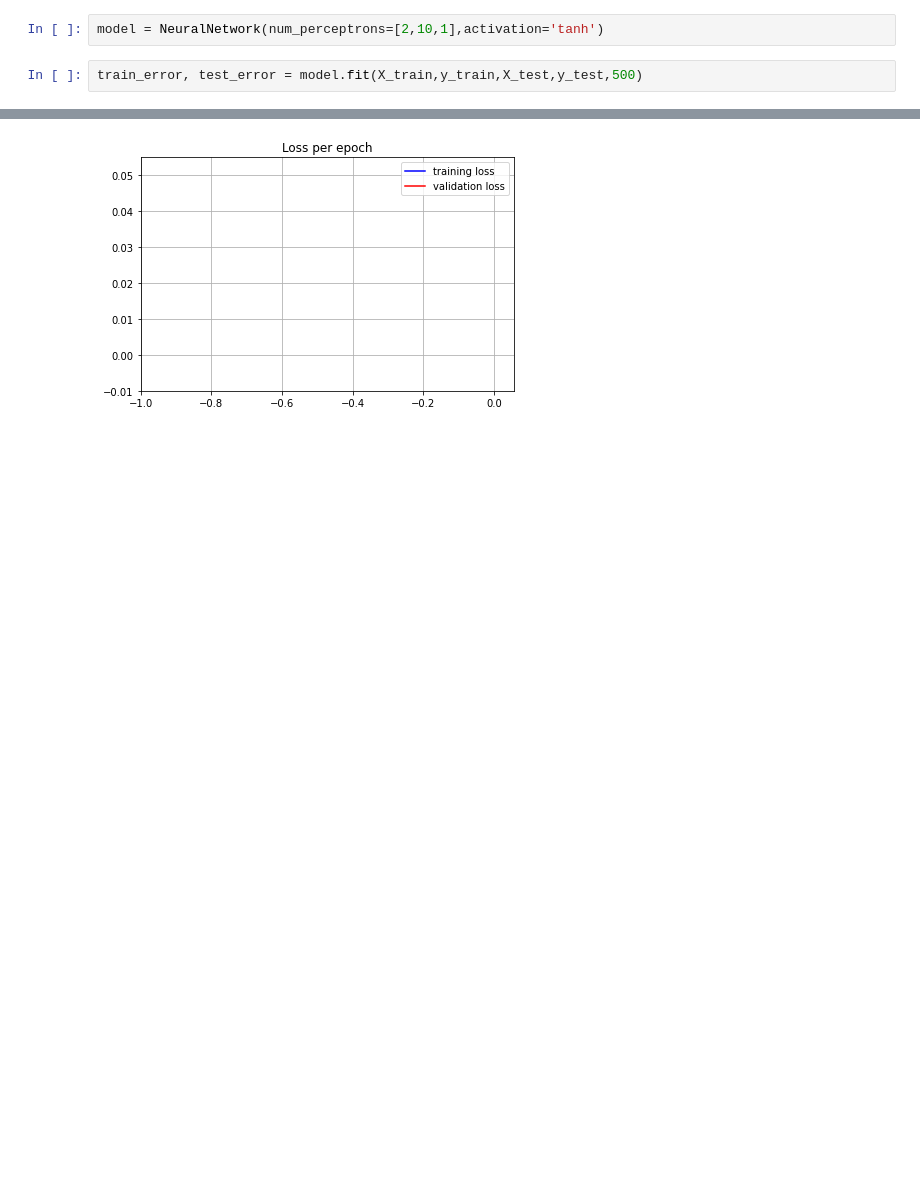
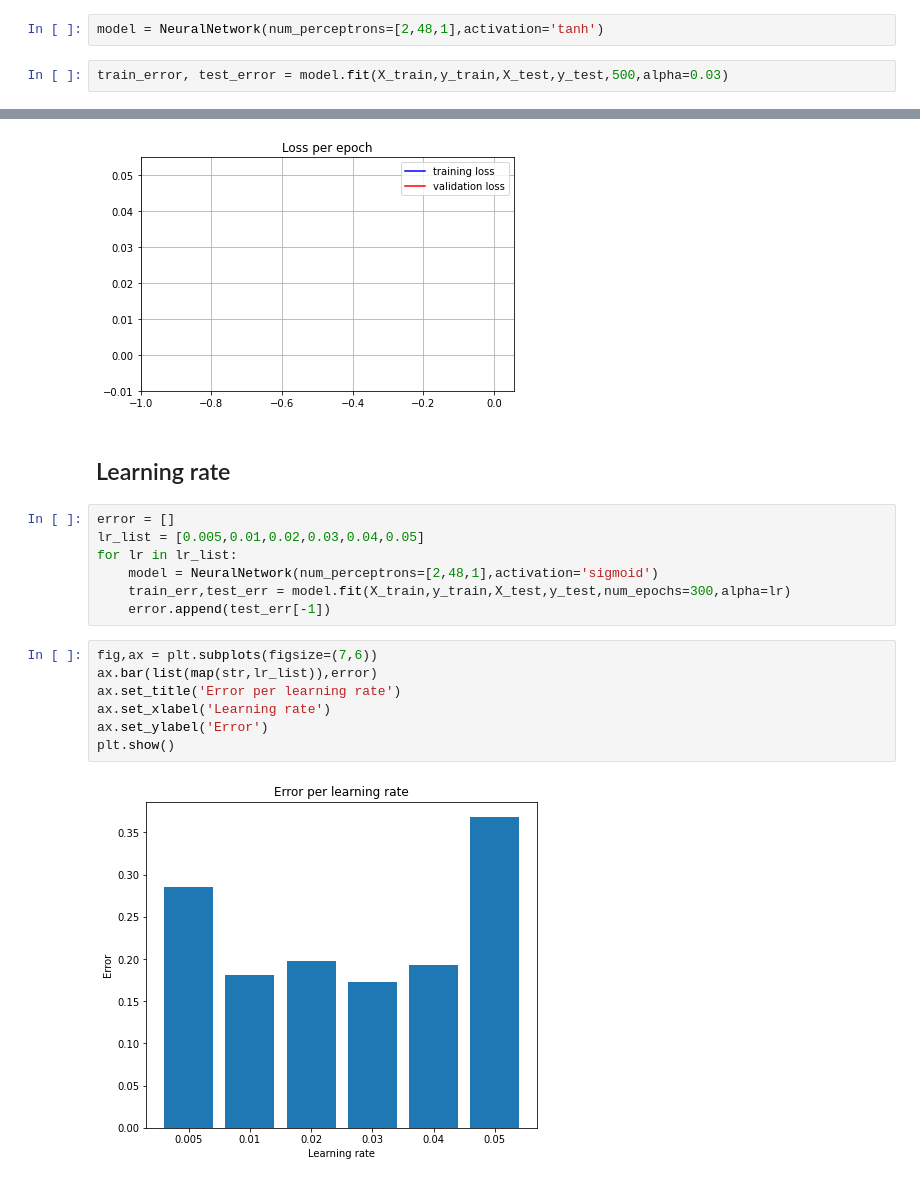
Before and after one commit to TheKompot/NeuralNetwork, a Jupyter notebook: EDA.ipynb, the cells around one changed output, grey strips where cells are left out. Drawn from its saved outputs; the diff is of its cells as text; blank space fills up the shorter version.

```diff
--- a/EDA.ipynb
+++ b/EDA.ipynb
@@ -125,10 +125,28 @@ test_error[-1]
 # %% [markdown]
 ### Tanh
 # %%
-model = NeuralNetwork(num_perceptrons=[2,10,1],activation='tanh')
+model = NeuralNetwork(num_perceptrons=[2,48,1],activation='tanh')
 # %%
-train_error, test_error = model.fit(X_train,y_train,X_test,y_test,500)
+train_error, test_error = model.fit(X_train,y_train,X_test,y_test,500,alpha=0.03)
 # %%
 show_history({'loss':train_error,'val_loss':test_error})
 # %% [output]
 [figure]
+# %% [markdown]
+## Learning rate
+# %%
+error = []
+lr_list = [0.005,0.01,0.02,0.03,0.04,0.05]
+for lr in lr_list:
+    model = NeuralNetwork(num_perceptrons=[2,48,1],activation='sigmoid')
+    train_err,test_err = model.fit(X_train,y_train,X_test,y_test,num_epochs=300,alpha=lr)
+    error.append(test_err[-1])
+# %%
+fig,ax = plt.subplots(figsize=(7,6))
+ax.bar(list(map(str,lr_list)),error)
+ax.set_title('Error per learning rate')
+ax.set_xlabel('Learning rate')
+ax.set_ylabel('Error')
+plt.show()
+# %% [output]
+[figure, added]
```
Also changed, not shown: parts of 14 cells of this notebook.
